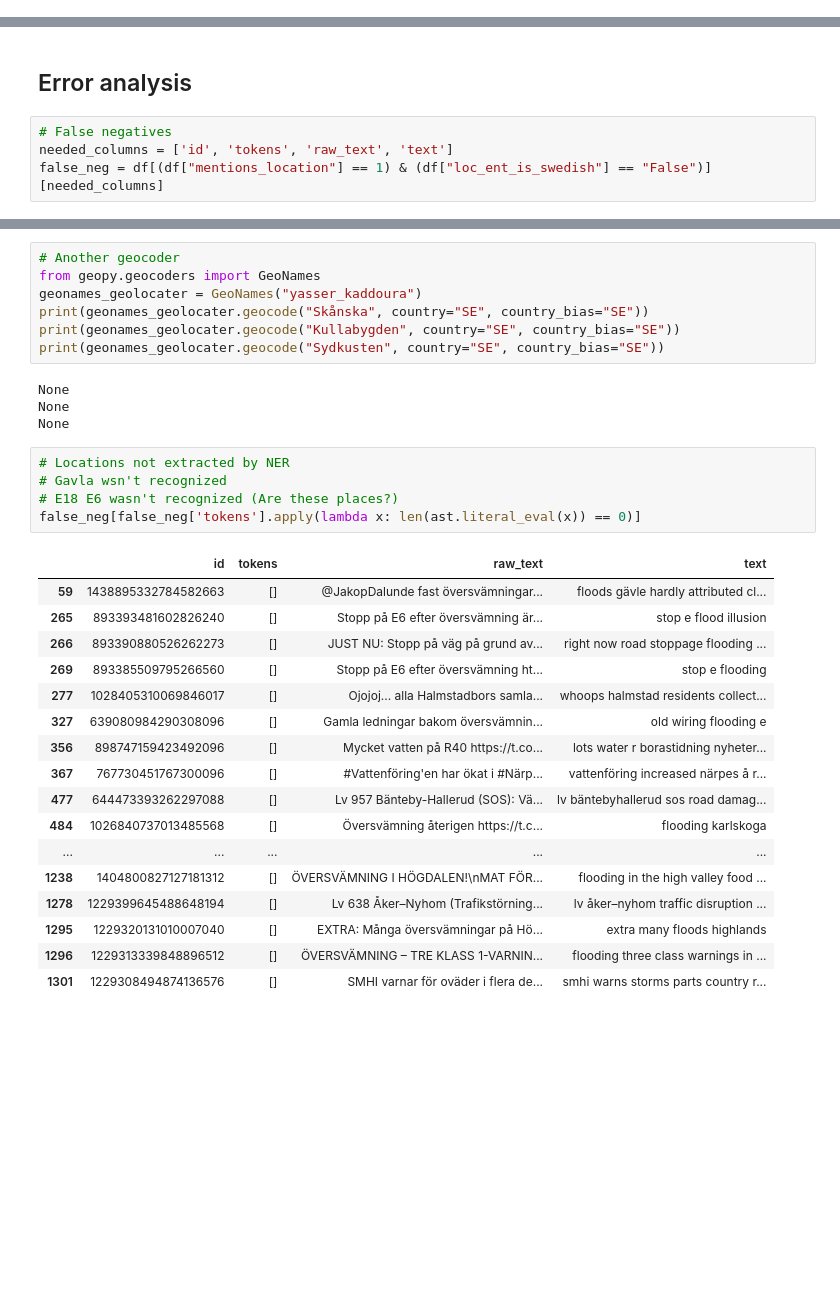
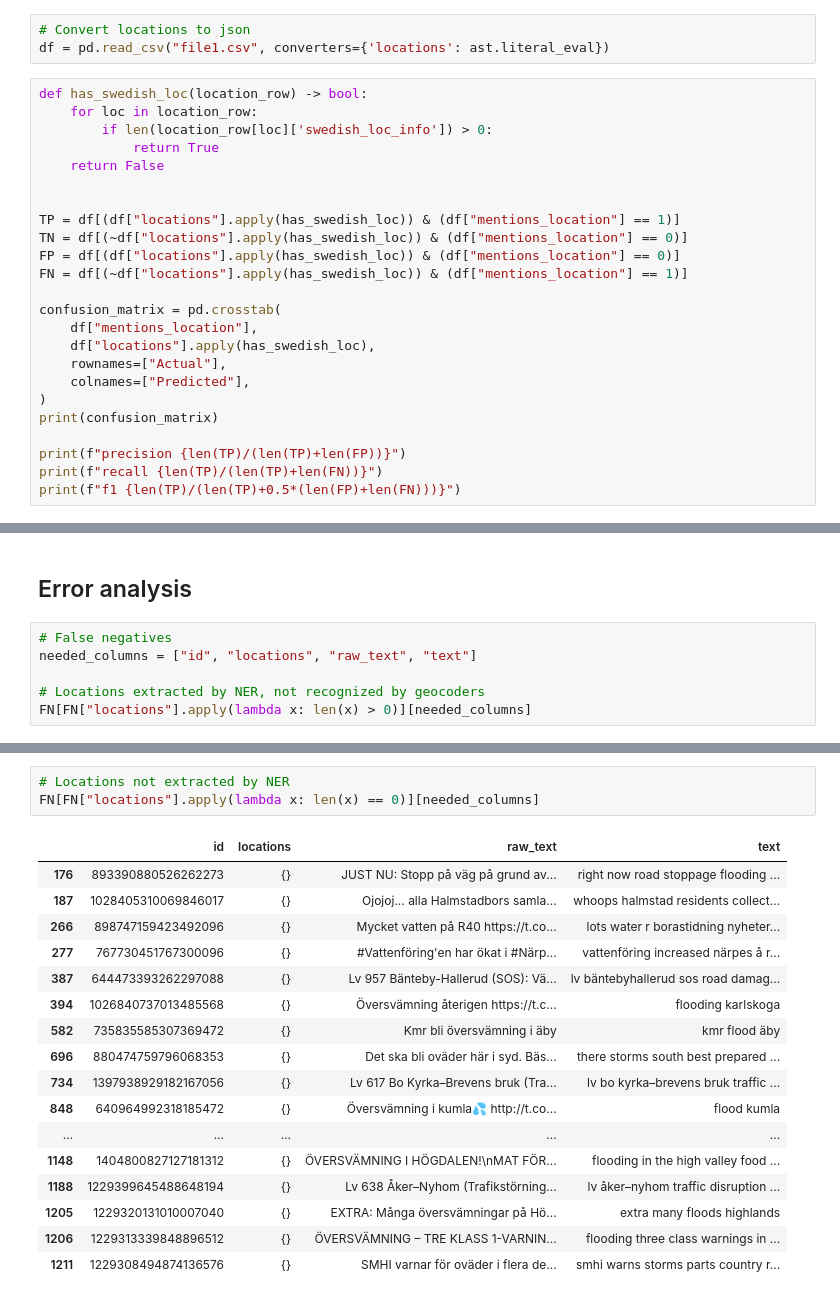
Before and after one commit to YasserKa/Classification-and-visualization-of-natural-disasters-using-Twitter, a Jupyter notebook: notebooks/geoparsing.sync.ipynb, the cells around one changed output, grey strips where cells are left out. Drawn from its saved outputs; the diff is of its cells as text; blank space fills up the shorter version.

```diff
--- a/notebooks/geoparsing.sync.ipynb
+++ b/notebooks/geoparsing.sync.ipynb
@@ -129,0 +108,27 @@ confusion_matrix
+# %%
+# Convert locations to json
+df = pd.read_csv("file1.csv", converters={'locations': ast.literal_eval})
+# %%
+def has_swedish_loc(location_row) -> bool:
+    for loc in location_row:
+        if len(location_row[loc]['swedish_loc_info']) > 0:
+            return True
+    return False
+
+
+TP = df[(df["locations"].apply(has_swedish_loc)) & (df["mentions_location"] == 1)]
+TN = df[(~df["locations"].apply(has_swedish_loc)) & (df["mentions_location"] == 0)]
+FP = df[(df["locations"].apply(has_swedish_loc)) & (df["mentions_location"] == 0)]
+FN = df[(~df["locations"].apply(has_swedish_loc)) & (df["mentions_location"] == 1)]
+
+confusion_matrix = pd.crosstab(
+    df["mentions_location"],
+    df["locations"].apply(has_swedish_loc),
+    rownames=["Actual"],
+    colnames=["Predicted"],
+)
+print(confusion_matrix)
+
+print(f"precision {len(TP)/(len(TP)+len(FP))}")
+print(f"recall {len(TP)/(len(TP)+len(FN))}")
+print(f"f1 {len(TP)/(len(TP)+0.5*(len(FP)+len(FN)))}")
@@ -131,5 +144,7 @@ confusion_matrix
 ## Error analysis
 # %%
 # False negatives
-needed_columns = ['id', 'tokens', 'raw_text', 'text']
-false_neg = df[(df["mentions_location"] == 1) & (df["loc_ent_is_swedish"] == "False")][needed_columns]
+needed_columns = ["id", "locations", "raw_text", "text"]
+
+# Locations extracted by NER, not recognized by geocoders
+FN[FN["locations"].apply(lambda x: len(x) > 0)][needed_columns]
@@ -150,36 +161,23 @@ false_neg[false_neg['tokens'].apply(lambda x: len(ast.literal_eval(x)) > 0)]
-# %%
-# Another geocoder
-from geopy.geocoders import GeoNames
-geonames_geolocater = GeoNames("yasser_kaddoura")
-print(geonames_geolocater.geocode("Skånska", country="SE", country_bias="SE"))
-print(geonames_geolocater.geocode("Kullabygden", country="SE", country_bias="SE"))
-print(geonames_geolocater.geocode("Sydkusten", country="SE", country_bias="SE"))
-# %% [output]
-None
-None
-None
 # %%
 # Locations not extracted by NER
-# Gavla wsn't recognized
-# E18 E6 wasn't recognized (Are these places?)
-false_neg[false_neg['tokens'].apply(lambda x: len(ast.literal_eval(x)) == 0)]
+FN[FN["locations"].apply(lambda x: len(x) == 0)][needed_columns]
 # %% [output]
-|  | id | tokens | raw_text | text |
-| 59 | 1438895332784582663 | [] | @JakopDalunde fast översvämningar... | floods gävle hardly attributed cl... |
-| 265 | 893393481602826240 | [] | Stopp på E6 efter översvämning är... | stop e flood illusion |
-| 266 | 893390880526262273 | [] | JUST NU: Stopp på väg på grund av... | right now road stoppage flooding ... |
-| 269 | 893385509795266560 | [] | Stopp på E6 efter översvämning ht... | stop e flooding |
-| 277 | 1028405310069846017 | [] | Ojojoj... alla Halmstadbors samla... | whoops halmstad residents collect... |
-| 327 | 639080984290308096 | [] | Gamla ledningar bakom översvämnin... | old wiring flooding e |
-| 356 | 898747159423492096 | [] | Mycket vatten på R40 https://t.co... | lots water r borastidning nyheter... |
-| 367 | 767730451767300096 | [] | #Vattenföring'en har ökat i #Närp... | vattenföring increased närpes å r... |
-| 477 | 644473393262297088 | [] | Lv 957 Bänteby-Hallerud (SOS): Vä... | lv bäntebyhallerud sos road damag... |
-| 484 | 1026840737013485568 | [] | Översvämning återigen https://t.c... | flooding karlskoga |
+|  | id | locations | raw_text | text |
+| 176 | 893390880526262273 | {} | JUST NU: Stopp på väg på grund av... | right now road stoppage flooding ... |
+| 187 | 1028405310069846017 | {} | Ojojoj... alla Halmstadbors samla... | whoops halmstad residents collect... |
+| 266 | 898747159423492096 | {} | Mycket vatten på R40 https://t.co... | lots water r borastidning nyheter... |
+| 277 | 767730451767300096 | {} | #Vattenföring'en har ökat i #Närp... | vattenföring increased närpes å r... |
+| 387 | 644473393262297088 | {} | Lv 957 Bänteby-Hallerud (SOS): Vä... | lv bäntebyhallerud sos road damag... |
+| 394 | 1026840737013485568 | {} | Översvämning återigen https://t.c... | flooding karlskoga |
+| 582 | 735835585307369472 | {} | Kmr bli översvämning i äby | kmr flood äby |
+| 696 | 880474759796068353 | {} | Det ska bli oväder här i syd. Bäs... | there storms south best prepared ... |
+| 734 | 1397938929182167056 | {} | Lv 617 Bo Kyrka–Brevens bruk (Tra... | lv bo kyrka–brevens bruk traffic ... |
+| 848 | 640964992318185472 | {} | Översvämning i kumla💦 http://t.co... | flood kumla |
 | ... | ... | ... | ... | ... |
-| 1238 | 1404800827127181312 | [] | ÖVERSVÄMNING I HÖGDALEN!\nMAT FÖR... | flooding in the high valley food ... |
-| 1278 | 1229399645488648194 | [] | Lv 638 Åker–Nyhom (Trafikstörning... | lv åker–nyhom traffic disruption ... |
-| 1295 | 1229320131010007040 | [] | EXTRA: Många översvämningar på Hö... | extra many floods highlands |
-| 1296 | 1229313339848896512 | [] | ÖVERSVÄMNING – TRE KLASS 1-VARNIN... | flooding three class warnings in ... |
-| 1301 | 1229308494874136576 | [] | SMHI varnar för oväder i flera de... | smhi warns storms parts country r... |
+| 1148 | 1404800827127181312 | {} | ÖVERSVÄMNING I HÖGDALEN!\nMAT FÖR... | flooding in the high valley food ... |
+| 1188 | 1229399645488648194 | {} | Lv 638 Åker–Nyhom (Trafikstörning... | lv åker–nyhom traffic disruption ... |
+| 1205 | 1229320131010007040 | {} | EXTRA: Många översvämningar på Hö... | extra many floods highlands |
+| 1206 | 1229313339848896512 | {} | ÖVERSVÄMNING – TRE KLASS 1-VARNIN... | flooding three class warnings in ... |
+| 1211 | 1229308494874136576 | {} | SMHI varnar för oväder i flera de... | smhi warns storms parts country r... |
 # %%
 # Geocoder seems to identify some of the locations not extracted by NER
```
Also changed, not shown: parts of 24 cells of this notebook, 6 other files.
